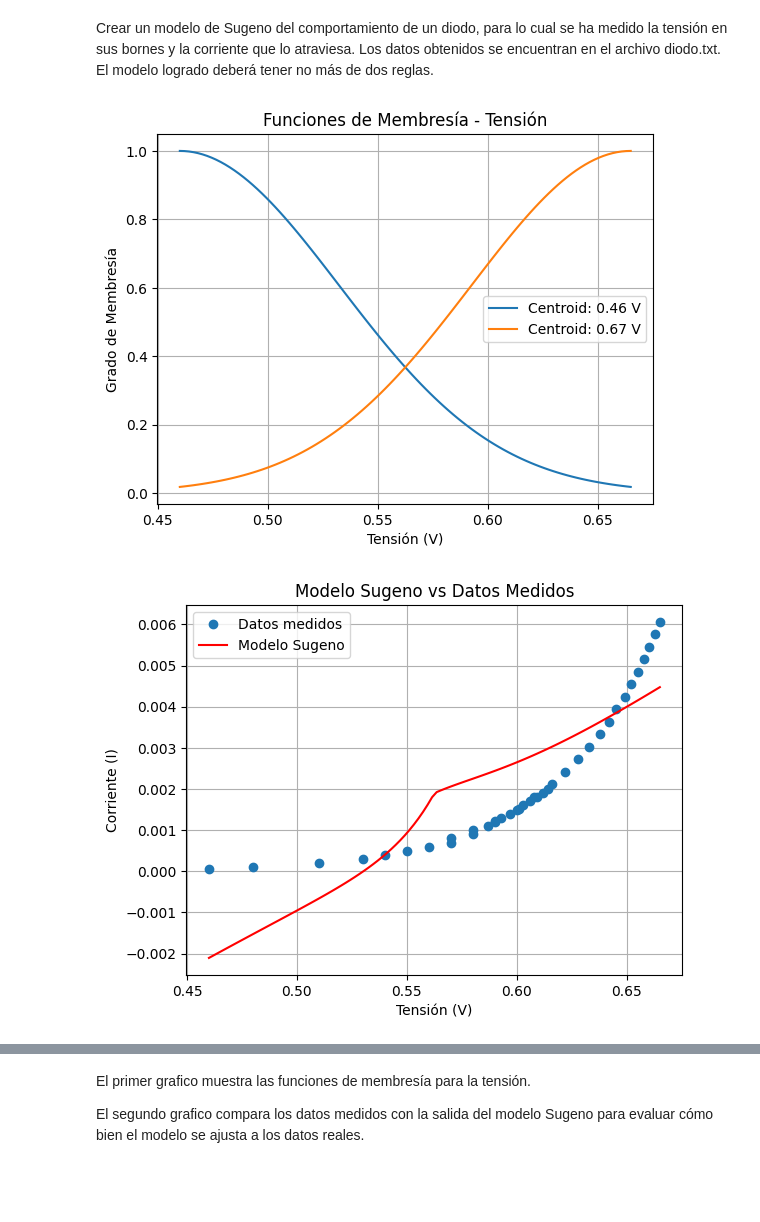
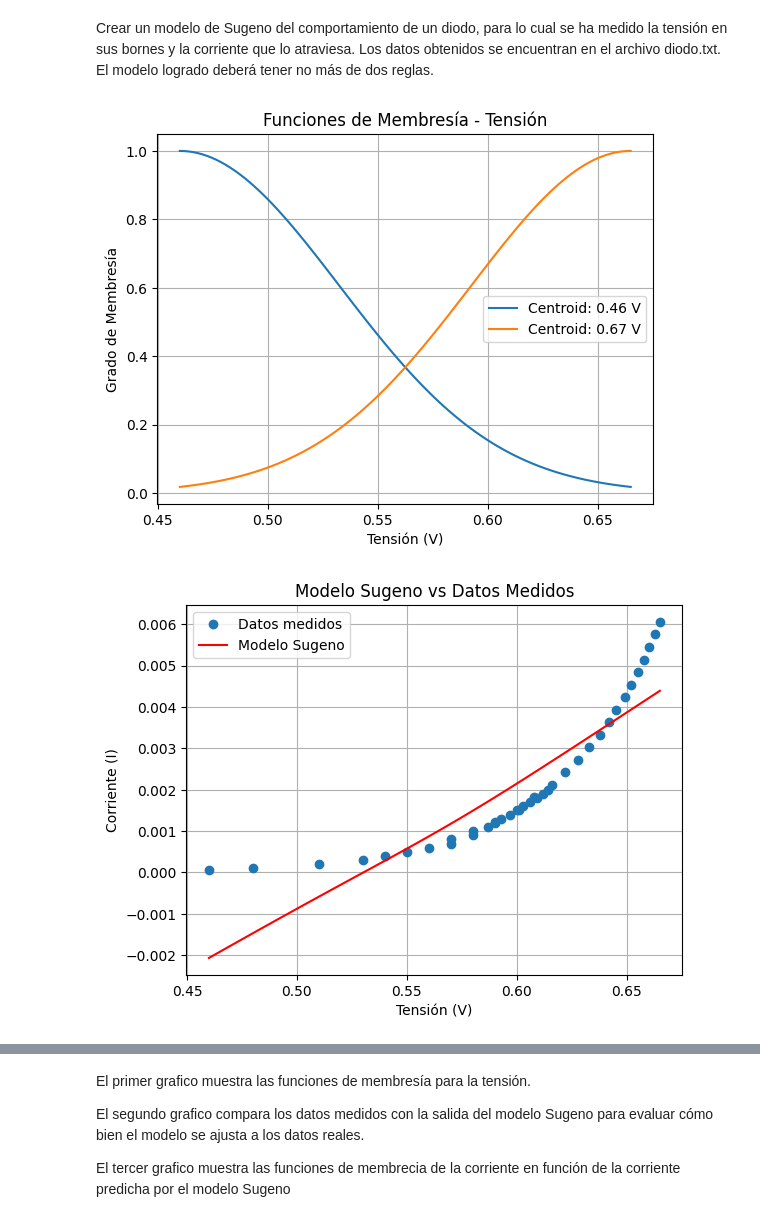
Before and after one commit to SofiaIPalladino/AI, a Jupyter notebook: Sugeno/ModeloSugeno1.ipynb, the cells around one changed output, grey strips where cells are left out. Saved outputs shown, nothing was run; the diff lists cells and outputs as text; code cells hidden in the pictures; blank space fills up the shorter version.

```diff
--- a/Sugeno/ModeloSugeno1.ipynb
+++ b/Sugeno/ModeloSugeno1.ipynb
@@ -44,7 +44,6 @@ class SugenoFIS:
         self.inputs = []
 
     def genfis(self, data):
-        # Definir centroids y rangos para los inputs
         num_clusters = 2
         centroids = np.linspace(np.min(data[:, 0]), np.max(data[:, 0]), num_clusters)
         min_val = np.min(data[:, 0])
@@ -52,7 +51,6 @@ class SugenoFIS:
 
         self.inputs = [SugenoInput(min_val, max_val, centroids)]
 
-        # Crear regresiones lineales para cada región basada en los centroides
         models = []
         for i in range(num_clusters):
             if i == 0:
@@ -60,28 +58,37 @@ class SugenoFIS:
             else:
                 region = data[data[:, 0] > centroids[i - 1]]
 
-            # Ajustar un modelo de regresión lineal a la región
             model = LinearRegression().fit(region[:, 0].reshape(-1, 1), region[:, 1])
             models.append(model)
 
-        # Definir las reglas basadas en los centroides y los modelos
         self.rules = [
-            SugenoRule(centroids[0], models[0]),  # Regla para tensiones bajas
-            SugenoRule(centroids[1], models[1])   # Regla para tensiones altas
+            SugenoRule(centroids[0], models[0]),
+            SugenoRule(centroids[1], models[1])
         ]
 
     def evalfis(self, tension):
         sigma = (self.inputs[0].maxValue - self.inputs[0].minValue) / np.sqrt(8)
         memberships = np.array([gaussmf(tension, rule.centroid, sigma) for rule in self.rules])
-
-        # Calcular las salidas ponderadas por la membresía
         weighted_outputs = np.array([rule.evaluate(tension) * membership for rule, membership in zip(self.rules, memberships)])
-
-        return np.sum(weighted_outputs, axis=0) / np.sum(np.max(memberships, axis=0))
+        return np.sum(weighted_outputs) / np.sum(memberships)
 
     def viewInputs(self):
         for input in self.inputs:
             input.view()
+
+    def viewMemberships(self, tension_test):
+        sigma = (self.inputs[0].maxValue - self.inputs[0].minValue) / np.sqrt(8)
+        memberships = np.array([gaussmf(tension_test, rule.centroid, sigma) for rule in self.rules])
+
+        plt.figure()
+        for i, membership in enumerate(memberships):
+            plt.plot(tension_test, membership, label=f'Membresía Centroid {self.rules[i].centroid:.2f}')
+        plt.title('Grado de Pertenencia de la Tensión')
+        plt.xlabel('Tensión (V)')
+        plt.ylabel('Grado de Membresía')
+        plt.legend()
+        plt.grid(True)
+        plt.show()
 
 # Cargar los datos directamente
 data = np.loadtxt('diodo.txt')
@@ -90,31 +97,45 @@ data = np.loadtxt('diodo.txt')
 tension = data[:, 0]
 corriente = data[:, 1]
 
 # Crear el modelo Sugeno
 sugeno = SugenoFIS()
 sugeno.genfis(data)
 
 # Verificar las funciones de membresía
 sugeno.viewInputs()
 
 # Evaluar el modelo
 tension_test = np.linspace(np.min(tension), np.max(tension), 100)
 corriente_pred = np.array([sugeno.evalfis(t) for t in tension_test])
 
 # Verificar dimensiones
 if tension_test.shape[0] != corriente_pred.shape[0]:
     raise ValueError("Las dimensiones de tensión de prueba y corriente predicha no coinciden.")
 
 # Graficar resultados
 plt.figure()
 plt.plot(tension, corriente, 'o', label='Datos medidos')
 plt.plot(tension_test, corriente_pred, label='Modelo Sugeno', color='red')
 plt.xlabel('Tensión (V)')
 plt.ylabel('Corriente (I)')
 plt.title('Modelo Sugeno vs Datos Medidos')
 plt.legend()
 plt.grid(True)
 plt.show()
+
+# Graficar grados de pertenencia de la corriente
+plt.figure()
+for rule in sugeno.rules:
+    sigma = (sugeno.inputs[0].maxValue - sugeno.inputs[0].minValue) / np.sqrt(8)
+    membership = gaussmf(tension_test, rule.centroid, sigma)
+    pred_corriente = np.array([rule.evaluate(t) for t in tension_test])
+    plt.plot(pred_corriente, membership, label=f'Grado de Pertenencia Centroid {rule.centroid:.2f}')
+plt.title('Grado de Pertenencia de la Corriente')
+plt.xlabel('Corriente Predicha (I)')
+plt.ylabel('Grado de Membresía')
+plt.legend()
+plt.grid(True)
+plt.show()
 # %% [output]
 [figure]
-[figure, old version]
+[figure, new version]
@@ -122,3 +144,5 @@ plt.show()
 El primer grafico muestra las funciones de membresía para la tensión.
 
 El segundo grafico compara los datos medidos con la salida del modelo Sugeno para evaluar cómo bien el modelo se ajusta a los datos reales.
+
+El tercer grafico muestra las funciones de membrecia de la corriente en función de la corriente predicha por el modelo Sugeno
```
Also changed, not shown: parts of 1 cell of this notebook.
